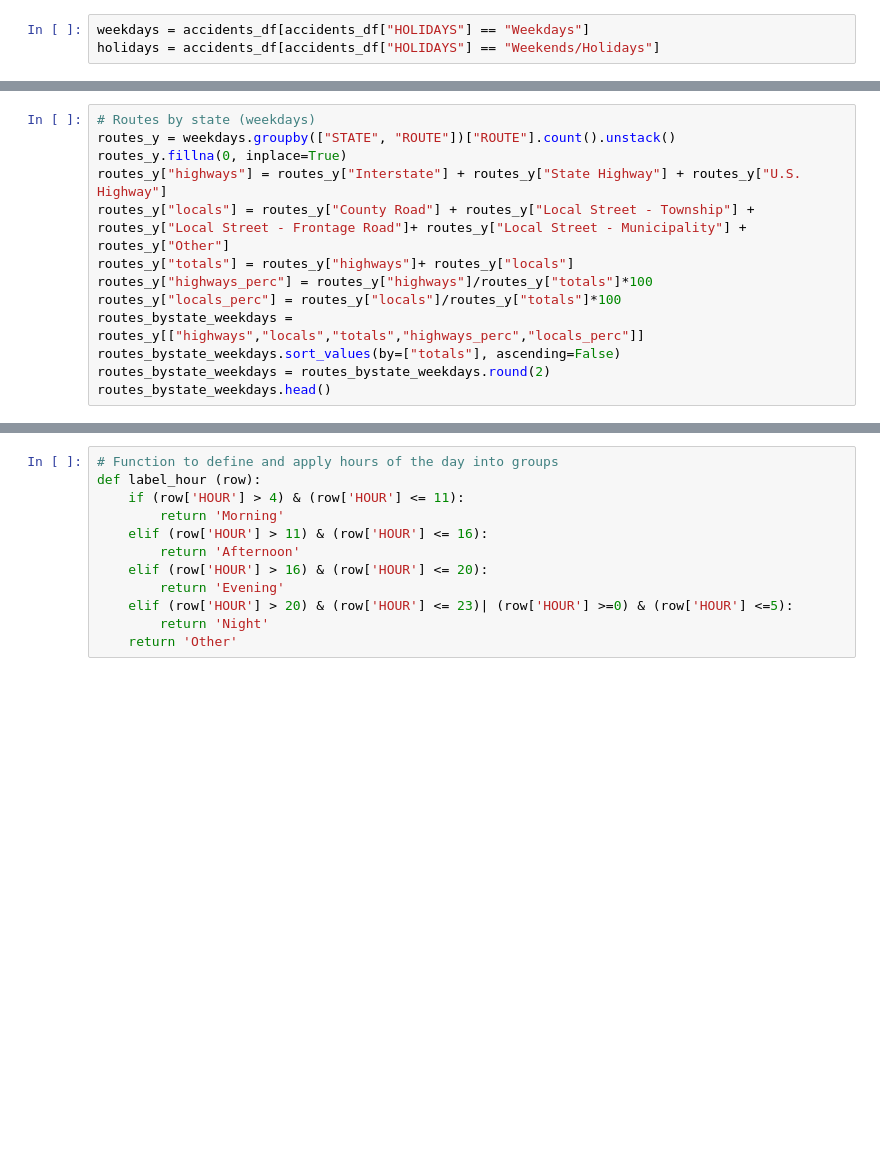
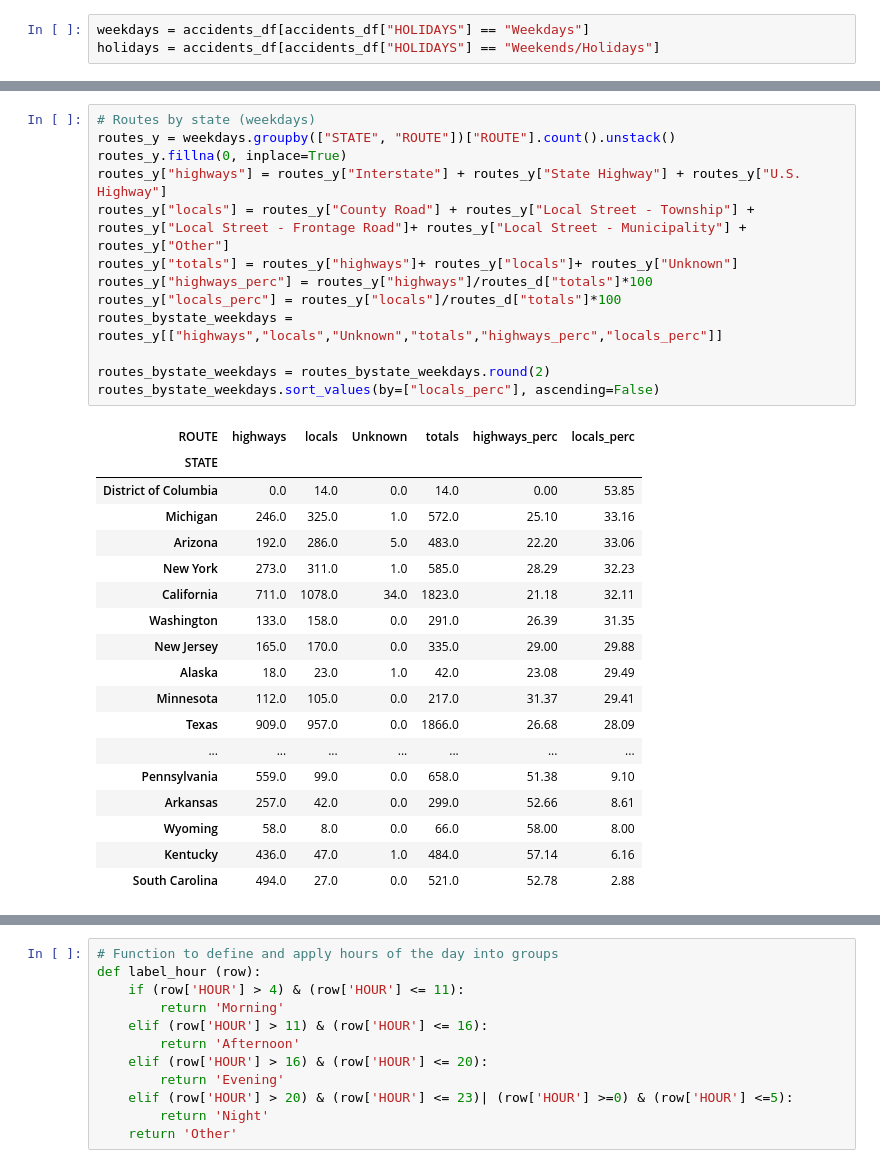
Before and after one commit to tvijaya/motor-vehicle-crashes-groupProject, a Jupyter notebook: AndreaK_Vehicle_Crashes_Analysis.ipynb, the cells around one changed output, grey strips where cells are left out. Cells and saved outputs as stored; diff of their text form; blank space fills up the shorter version.

```diff
--- a/AndreaK_Vehicle_Crashes_Analysis.ipynb
+++ b/AndreaK_Vehicle_Crashes_Analysis.ipynb
@@ -121,16 +230,35 @@ drunk_fatals_bycounty.head()
 # %%
 # Routes by state (weekdays)
 routes_y = weekdays.groupby(["STATE", "ROUTE"])["ROUTE"].count().unstack()
 routes_y.fillna(0, inplace=True)
 routes_y["highways"] = routes_y["Interstate"] + routes_y["State Highway"] + routes_y["U.S. Highway"]
 routes_y["locals"] = routes_y["County Road"] + routes_y["Local Street - Township"] + routes_y["Local Street - Frontage Road"]+ routes_y["Local Street - Municipality"] + routes_y["Other"]
-routes_y["totals"] = routes_y["highways"]+ routes_y["locals"]
-routes_y["highways_perc"] = routes_y["highways"]/routes_y["totals"]*100
-routes_y["locals_perc"] = routes_y["locals"]/routes_y["totals"]*100
-routes_bystate_weekdays = routes_y[["highways","locals","totals","highways_perc","locals_perc"]]
-routes_bystate_weekdays.sort_values(by=["totals"], ascending=False)
+routes_y["totals"] = routes_y["highways"]+ routes_y["locals"]+ routes_y["Unknown"]
+routes_y["highways_perc"] = routes_y["highways"]/routes_d["totals"]*100
+routes_y["locals_perc"] = routes_y["locals"]/routes_d["totals"]*100
+routes_bystate_weekdays = routes_y[["highways","locals","Unknown","totals","highways_perc","locals_perc"]]
+
 routes_bystate_weekdays = routes_bystate_weekdays.round(2)
-routes_bystate_weekdays.head()
+routes_bystate_weekdays.sort_values(by=["locals_perc"], ascending=False)
+# %% [output]
+| ROUTE | highways | locals | Unknown | totals | highways_perc | locals_perc |
+| STATE |  |  |  |  |  |  |
+| District of Columbia | 0.0 | 14.0 | 0.0 | 14.0 | 0.00 | 53.85 |
+| Michigan | 246.0 | 325.0 | 1.0 | 572.0 | 25.10 | 33.16 |
+| Arizona | 192.0 | 286.0 | 5.0 | 483.0 | 22.20 | 33.06 |
+| New York | 273.0 | 311.0 | 1.0 | 585.0 | 28.29 | 32.23 |
+| California | 711.0 | 1078.0 | 34.0 | 1823.0 | 21.18 | 32.11 |
+| Washington | 133.0 | 158.0 | 0.0 | 291.0 | 26.39 | 31.35 |
+| New Jersey | 165.0 | 170.0 | 0.0 | 335.0 | 29.00 | 29.88 |
+| Alaska | 18.0 | 23.0 | 1.0 | 42.0 | 23.08 | 29.49 |
+| Minnesota | 112.0 | 105.0 | 0.0 | 217.0 | 31.37 | 29.41 |
+| Texas | 909.0 | 957.0 | 0.0 | 1866.0 | 26.68 | 28.09 |
+| ... | ... | ... | ... | ... | ... | ... |
+| Pennsylvania | 559.0 | 99.0 | 0.0 | 658.0 | 51.38 | 9.10 |
+| Arkansas | 257.0 | 42.0 | 0.0 | 299.0 | 52.66 | 8.61 |
+| Wyoming | 58.0 | 8.0 | 0.0 | 66.0 | 58.00 | 8.00 |
+| Kentucky | 436.0 | 47.0 | 1.0 | 484.0 | 57.14 | 6.16 |
+| South Carolina | 494.0 | 27.0 | 0.0 | 521.0 | 52.78 | 2.88 |
 # %%
 # Routes by state (weekend/holidays)
 routes_x = holidays.groupby(["STATE", "ROUTE"])["ROUTE"].count().unstack()
```
Also changed, not shown: parts of 21 cells of this notebook.
